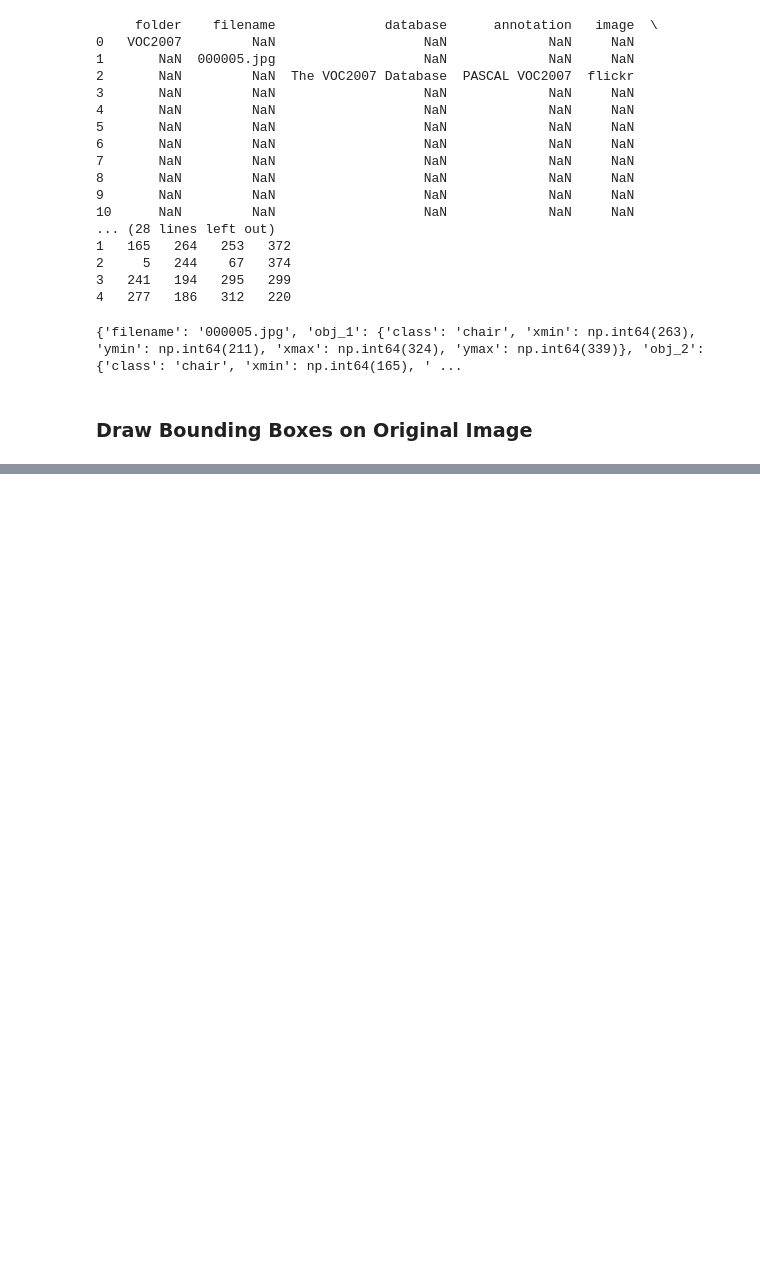
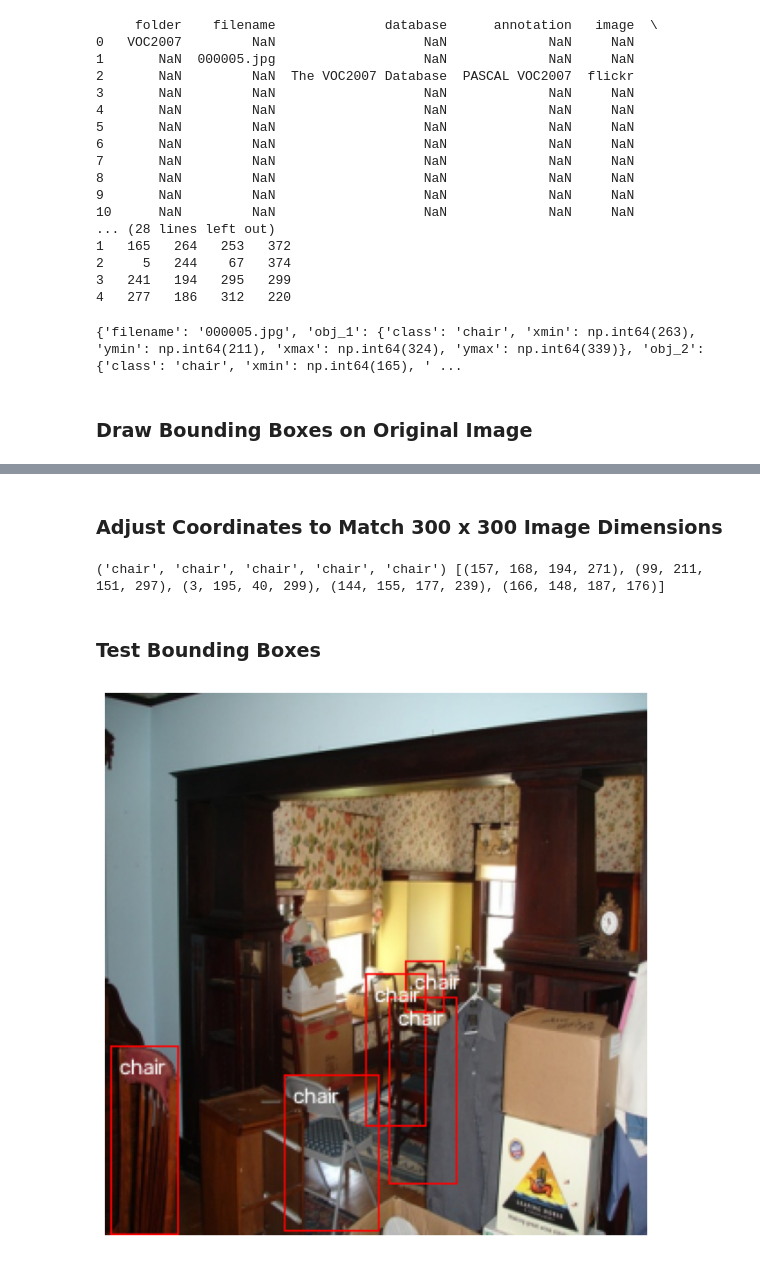
Before and after one commit to Nikhil-Spatial/DetectorV1, a Jupyter notebook: notebooks/01_data_exploration.ipynb, the cells around one changed output, grey strips where cells are left out. Cells and saved outputs as stored; diff of their text form; code cells hidden in the pictures; blank space fills up the shorter version.

```diff
--- a/notebooks/01_data_exploration.ipynb
+++ b/notebooks/01_data_exploration.ipynb
@@ -123,0 +125,44 @@ plt.show()
+# %% [markdown]
+### Adjust Coordinates to Match 300 x 300 Image Dimensions
+# %%
+annot_path = os.path.join(annot_dir, annot_list[0])
+df = pd.read_xml(annot_path, parser="etree")
+coord_df = pd.read_xml(annot_path, parser="etree", xpath=".//bndbox")
+
+class_labels, obj_coords = tuple(), []
+for i in range(0, len(coord_df)):
+    width = df["width"][4]
+    height = df["height"][4]
+    w_ratio = 300 / width
+    h_ratio = 300 / height
+    row = coord_df.iloc[i]
+    class_labels += (df["name"][6+i],)
+    obj_coords.append((
+        int(np.floor(row["xmin"]*w_ratio)),
+        int(np.floor(row["ymin"]*h_ratio)),
+        int(np.floor(row["xmax"]*w_ratio)),
+        int(np.floor(row["ymax"]*h_ratio))))
+
+print(class_labels, obj_coords)
+# %% [output]
+('chair', 'chair', 'chair', 'chair', 'chair') [(157, 168, 194, 271), (99, 211, 151, 297), (3, 195, 40, 299), (144, 155, 177, 239), (166, 148, 187, 176)]
+# %% [markdown]
+### Test Bounding Boxes
+# %%
+fig, ax = plt.subplots(1, figsize=(8, 8))
+
+img_path = os.path.join(img_dir, img_list[0])
+image = io.decode_image(img_path)
+image = v2.Resize((300, 300))(image)
+image = image.permute(1, 2, 0).numpy()
+
+image = bbv.draw_multiple_rectangles(image, obj_coords, bbox_color=(255, 0, 0), thickness=1)
+image = bbv.add_multiple_labels(image, class_labels, obj_coords, size=0.4, thickness=1,
+                                text_color=(255, 255, 255), draw_bg=False, top=False)
+
+ax.imshow(image)
+ax.axis(False)
+
+plt.show()
+# %% [output]
+[figure, added]
```
Also changed, not shown: parts of 1 cell of this notebook.
